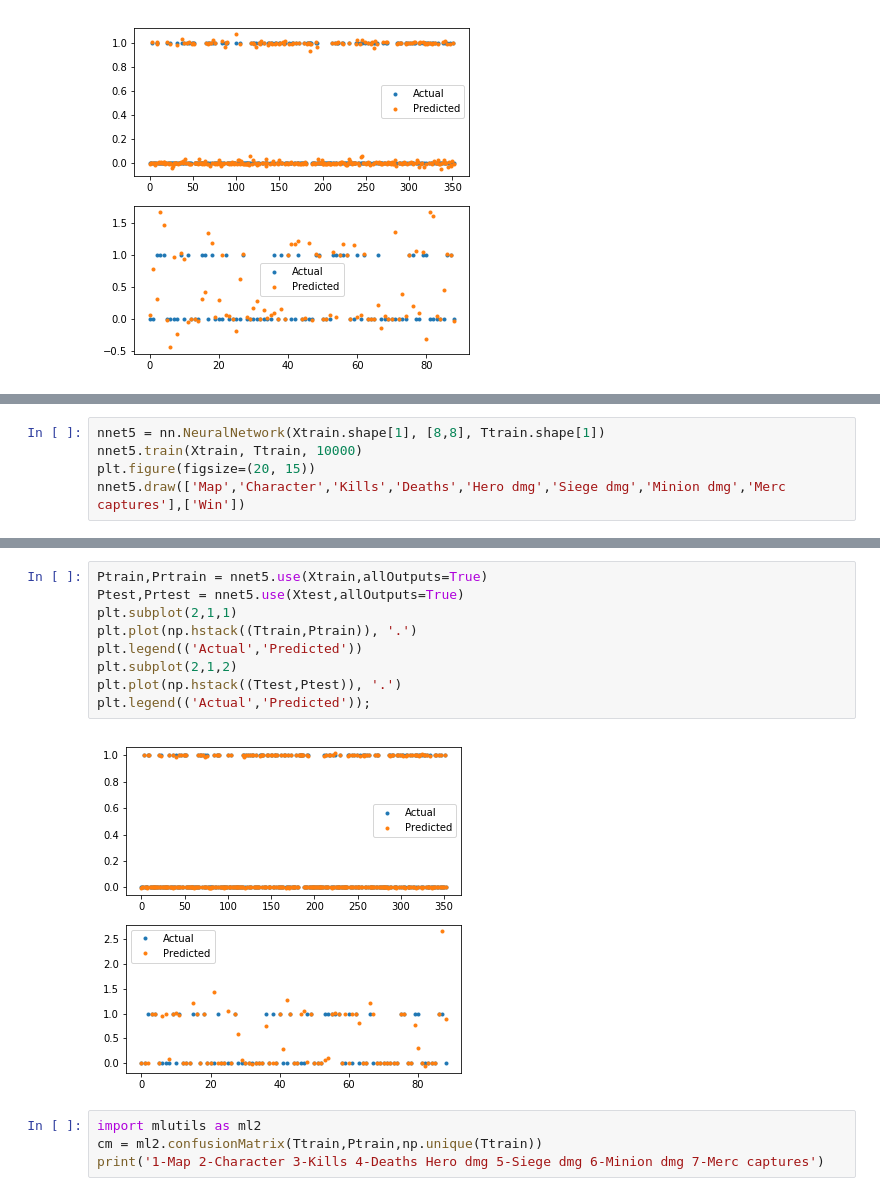
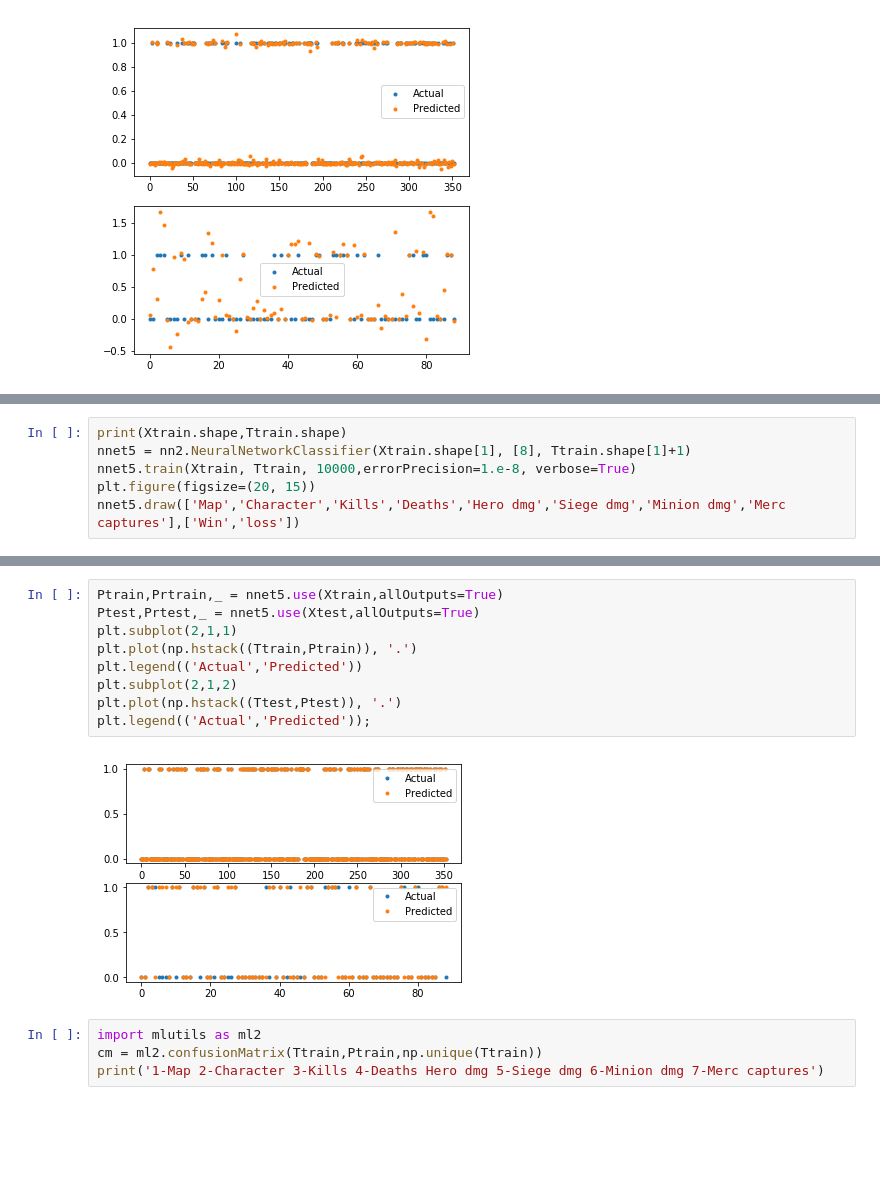
Before and after one commit to silkylaroux/440Project, a Jupyter notebook: src/NeuralNetworks.ipynb, the cells around one changed output, grey strips where cells are left out. Saved outputs shown, nothing was run; the diff lists cells and outputs as text; blank space fills up the shorter version.

Commit message:
even more plots

```diff
--- a/src/NeuralNetworks.ipynb
+++ b/src/NeuralNetworks.ipynb
@@ -1344,6 +1347,7 @@ plt.legend(('Actual','Predicted'));
 # %%
-nnet5 = nn.NeuralNetwork(Xtrain.shape[1], [8,8], Ttrain.shape[1])
-nnet5.train(Xtrain, Ttrain, 10000)
+print(Xtrain.shape,Ttrain.shape)
+nnet5 = nn2.NeuralNetworkClassifier(Xtrain.shape[1], [8], Ttrain.shape[1]+1)
+nnet5.train(Xtrain, Ttrain, 10000,errorPrecision=1.e-8, verbose=True)
 plt.figure(figsize=(20, 15))
-nnet5.draw(['Map','Character','Kills','Deaths','Hero dmg','Siege dmg','Minion dmg','Merc captures'],['Win'])
+nnet5.draw(['Map','Character','Kills','Deaths','Hero dmg','Siege dmg','Minion dmg','Merc captures'],['Win','loss'])
 # %% [output]
@@ -1351,14 +1356,14 @@ nnet5.draw(['Map','Character','Kills','Deaths','Hero dmg','Siege dmg','Minion dm
 # %%
-Ptrain,Prtrain = nnet5.use(Xtrain,allOutputs=True)
-Ptest,Prtest = nnet5.use(Xtest,allOutputs=True)
+Ptrain,Prtrain,_ = nnet5.use(Xtrain,allOutputs=True)
+Ptest,Prtest,_ = nnet5.use(Xtest,allOutputs=True)
 plt.subplot(2,1,1)
 plt.plot(np.hstack((Ttrain,Ptrain)), '.')
 plt.legend(('Actual','Predicted'))
 plt.subplot(2,1,2)
 plt.plot(np.hstack((Ttest,Ptest)), '.')
 plt.legend(('Actual','Predicted'));
 # %% [output]
-[figure, old version]
+[figure, new version]
 # %%
 import mlutils as ml2
 cm = ml2.confusionMatrix(Ttrain,Ptrain,np.unique(Ttrain))
```
Also changed, not shown: parts of 14 cells of this notebook, 2 other files.
